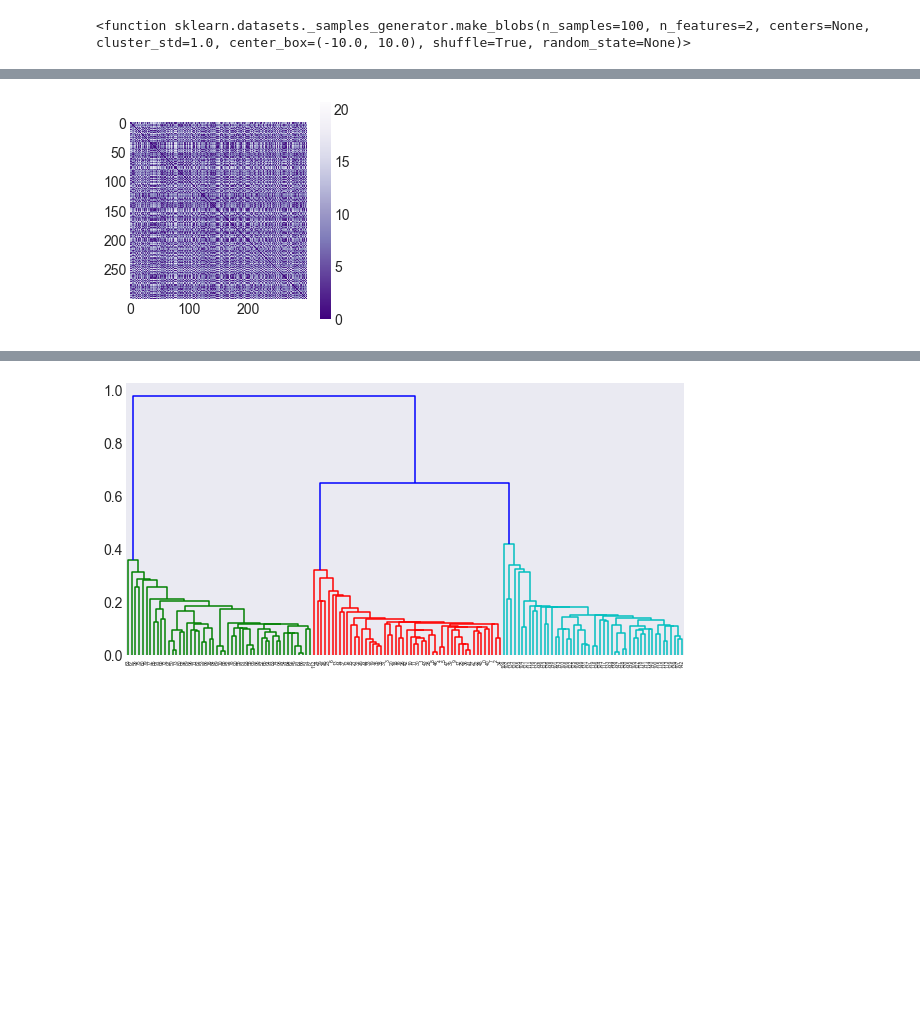
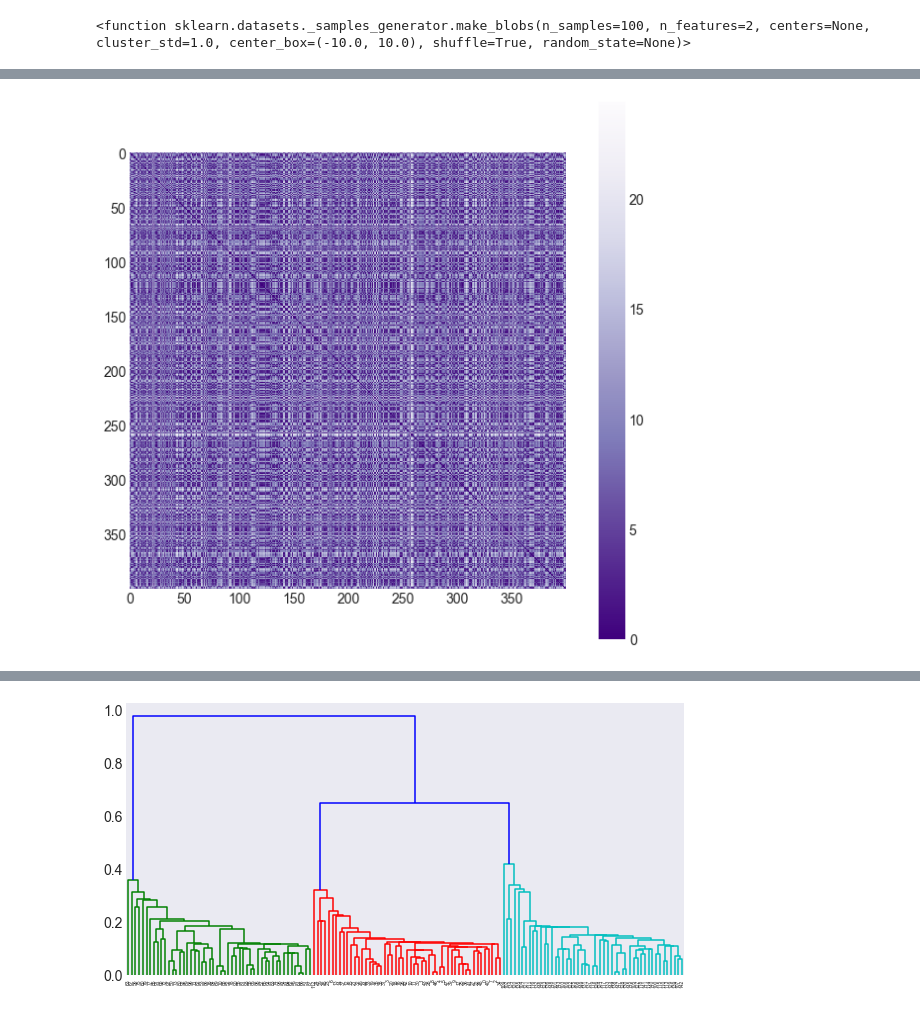
Before and after one commit to AsSerge/PY_gr2_Lessons, a Jupyter notebook: 012_11_03/Задание4.ipynb, the cells around one changed output, grey strips where cells are left out. Saved outputs shown, nothing was run; the diff lists cells and outputs as text; code cells hidden in the pictures; blank space fills up the shorter version.

```diff
--- a/012_11_03/Задание4.ipynb
+++ b/012_11_03/Задание4.ipynb
@@ -10,6 +14,9 @@ pd.set_option('display.max_columns', None) # pd.options.display.max_columns = No
 import matplotlib.pyplot as plt
 import matplotlib as mpl
 plt.rc('font', size=14)
+# увеличим дефолтный размер графиков
+from pylab import rcParams
+rcParams['figure.figsize'] = 10, 8
 # %% [output]
 Populating the interactive namespace from numpy and matplotlib
 # %% [markdown]
@@ -17,20 +24,23 @@ Populating the interactive namespace from numpy and matplotlib
 # %%
+# Генерация набора точек (кучек) с гауссовым распределением
 from sklearn.datasets import make_blobs
-seed = 100
-n_data = 300
-n_clusters = 5
-n_centers = 5
+seed = 100 # Разброс
+n_data = 400 # Количество точек
+n_clusters = 4 # Количество кластеров
+n_centers = 4 # Количество центров скопления точек
+
+# n_features = сколько столбцов или объектов будет иметь сгенерированные наборы данных
 
 blobs, blob_labels = make_blobs(n_samples=n_data, n_features=2,
                                 centers=n_centers, random_state=seed,
                                 cluster_std=2)
 
-
 blobs *= 0.75
 blobs += 1.1
 
-plt.figure(figsize=(4, 4))
-
+# Рисуем палитру
+plt.figure(figsize=(10, 10))
+# Рисуем зависимость
 plt.scatter(blobs[:, 0], blobs[:, 1], s=70,
             color='#000099',  linewidth=0.8)
 
@@ -40,6 +50,6 @@ plt.ylabel('признак 2')
 plt.grid(lw=2)
 plt.xlim([-10, 10])
 plt.ylim([-10, 10])
-#c=clusters_blob1
+# c=clusters_blob1
 # %% [output]
 (-10, 10)
@@ -124,13 +140,13 @@ plt.ylabel('$J(C_k)$');
 # %%
 D = (blobs[:,0][:, np.newaxis] - blobs[:,0]) ** 2
 D += (blobs[:,1][:, np.newaxis] - blobs[:,1]) ** 2
 D = np.sqrt(D)
 
-plt.figure(figsize=(4, 4))
+plt.figure(figsize=(10, 10))
 plt.imshow(D, cmap='Purples_r')
 plt.colorbar(orientation='vertical', pad=0.06);
 # %% [output]
-[figure, old version]
+[figure, new version]
 # %%
 #clusters = KMeans(n_clusters=, random_state=0, init='random').fit_predict(blobs)
 
```
Also changed, not shown: parts of 11 cells of this notebook, 2 other files.
